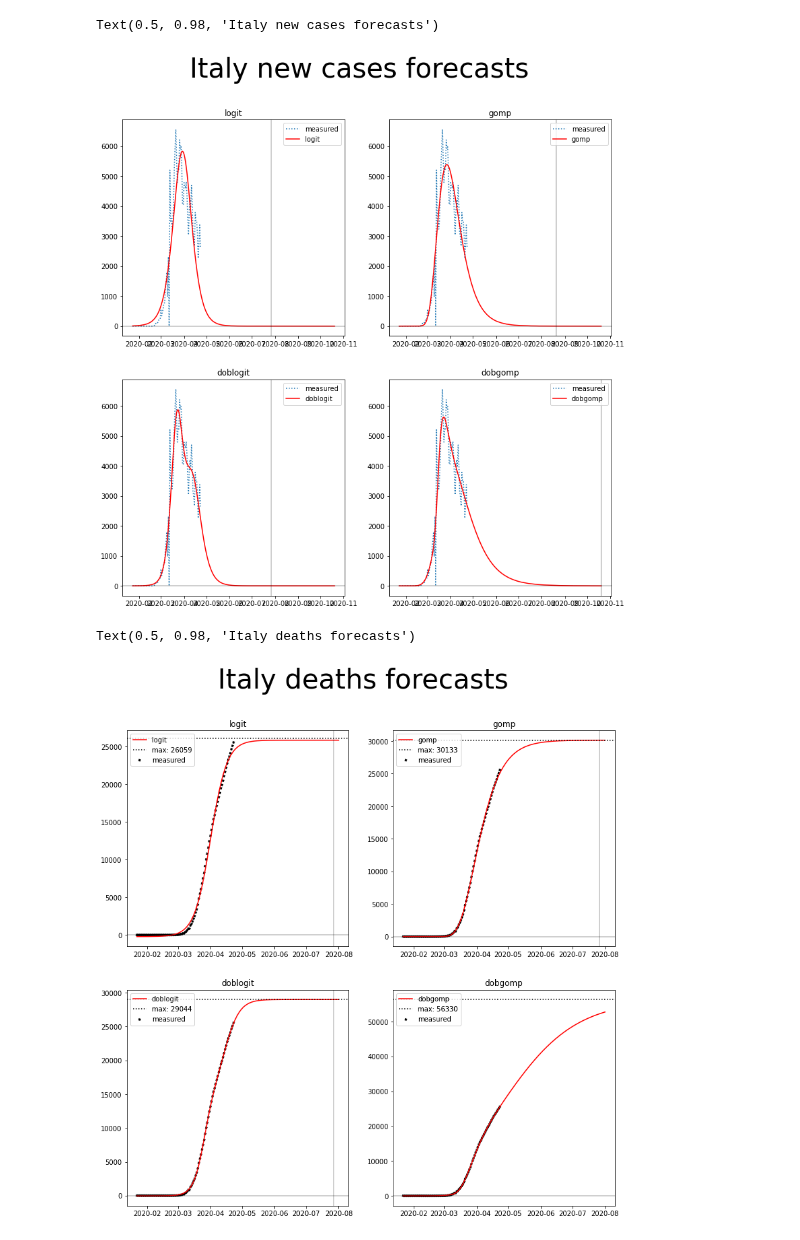
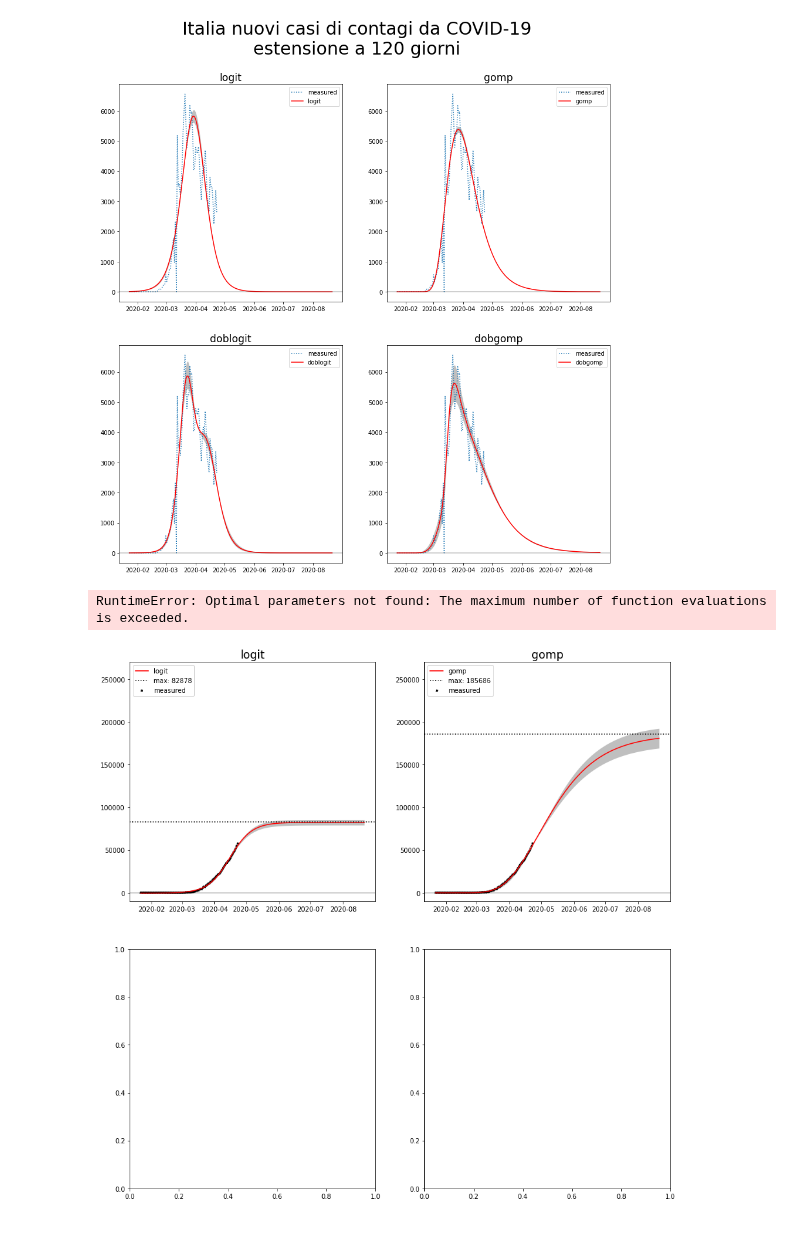
Before and after one commit to maxdevblock/covid-19-italy, a Jupyter notebook: OLD/covid-italy-dob.ipynb, the cells around one changed output. Saved outputs shown, nothing was run; the diff lists cells and outputs as text; code cells hidden in the pictures.

```diff
--- a/OLD/covid-italy-dob.ipynb
+++ b/OLD/covid-italy-dob.ipynb
@@ -227,8 +432,8 @@ numpy.datetime64('2020-10-20T00:00:00.000000000')
 # %%
-fig, axs = plt.subplots(2, 2, figsize=(13, 13))
+fig, axs = plt.subplots(2, 2, figsize=(15, 15))
 
 for i, f in enumerate(['logit', 'gomp', 'doblogit', 'dobgomp']):
-    original, interp, popt, logit1, logit2, new_cases_i, new_cases = prepare_cases(data, forecast=180, country=country, method=f)
+    _, _, popt, _, _, new_cases_i, new_cases, _, _, rSup, rInf = prepare_cases(data, forecast=120, country=country, method=f)
     axs.flat[i].plot(
         new_cases["data"],
         new_cases["valore"],
@@ -241,48 +446,59 @@ for i, f in enumerate(['logit', 'gomp', 'doblogit', 'dobgomp']):
         c="r",
         label=f
     )
+    axs.flat[i].fill_between(
+        rSup["data"],
+        rSup["valore"], rInf["valore"],
+        color='k',
+        alpha=.25,
+        lw=0,
+    )
     # axs.flat[i].axhline(max(popt), ls=":", c="k", label=f"max: {max(popt):.0f}")
     axs.flat[i].legend(loc="upper right")
-    axs.flat[i].set_title(f)
+    axs.flat[i].set_title(f, fontsize="xx-large")
     axs.flat[i].axhline(0, c="k", alpha=.25)
-    news = new_cases_i.iloc[new_cases_i.index > new_cases.size]
-    zeros = news.iloc[news["valore"].values == 0]
-    zero = zeros["data"].values[0]
-    axs.flat[i].axvline(zero, c="k", alpha=.25)
-fig.suptitle("Italy new cases forecasts", fontsize=40)
+    #news = new_cases_i.iloc[new_cases_i.index > new_cases.size]
+    #zeros = news.iloc[news["valore"].values == 0]
+    #zero = zeros["data"].values[0]
+    #axs.flat[i].axvline(zero, c="k", alpha=.25)
+fig.suptitle("Italia nuovi casi di contagi da COVID-19\nestensione a 120 giorni", fontsize=30)
+plt.show()
 # %% [output]
-Text(0.5, 0.98, 'Italy new cases forecasts')
-[figure, old version]
+[figure, new version]
+# %%
+country = "Italy"
+data = get_df(_data, country, what="Recovered")
 # %%
-data = get_df(_data, country, what="Deaths")
-fig, axs = plt.subplots(2, 2, figsize=(13, 13))
+fig, axs = plt.subplots(2, 2, figsize=(15, 15))
 
 for i, f in enumerate(['logit', 'gomp', 'doblogit', 'dobgomp']):
-    original, interp, popt, logit1, logit2, new_cases_i, new_cases = prepare_cases(data, forecast=100, country=country, method=f)
+    original, interp, popt, _, _, _, _, rSup, rInf, _, _ = prepare_cases(data, forecast=120, country=country, method=f)
     axs.flat[i].scatter(
         original["data"],
         original["valore"],
-        ls=":", s=10, c="k",
-        label="measured"
+        ls=":", s=10,
+        label="measured", c="k"
     )
     axs.flat[i].plot(
         interp["data"],
         interp["valore"],
         c="r",
         label=f
     )
+    axs.flat[i].fill_between(
+        interp["data"],
+        rSup, rInf,
+        color='k',
+        alpha=.25,
+        lw=0,
+    )
     axs.flat[i].axhline(max(popt), ls=":", c="k", label=f"max: {max(popt):.0f}")
-    try:
-        news = new_cases_i.iloc[new_cases_i.index > new_cases.size]
-        zeros = news.iloc[news["valore"].values == 0]
-        zero = zeros["data"].values[0]
-        axs.flat[i].axvline(zero, c="k", alpha=.25)
-    except:
-        pass
     axs.flat[i].legend(loc="upper left")
-    axs.flat[i].set_title(f)
+    axs.flat[i].set_title(f, fontsize="xx-large")
     axs.flat[i].axhline(0, c="k", alpha=.25)
-fig.suptitle("Italy deaths forecasts", fontsize=40)
+    axs.flat[i].set_ylim(-10000, 270000)
+fig.suptitle("Italia - casi totali di contagi da COVID-19\nestensione a 120 giorni", fontsize=30)
+plt.show()
 # %% [output]
-Text(0.5, 0.98, 'Italy deaths forecasts')
+RuntimeError: Optimal parameters not found: The maximum number of function evaluations is exceeded.
-[figure, old version]
+[figure, new version]
```
Also changed, not shown: parts of 26 cells of this notebook, 1 other file.
